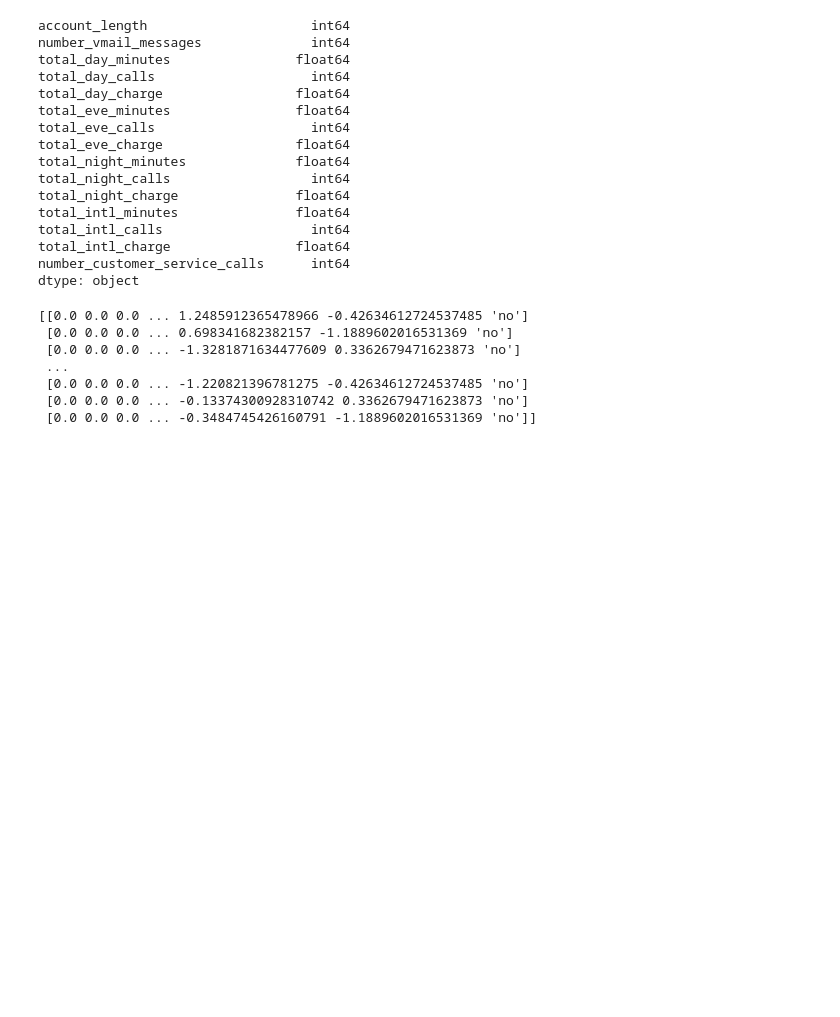
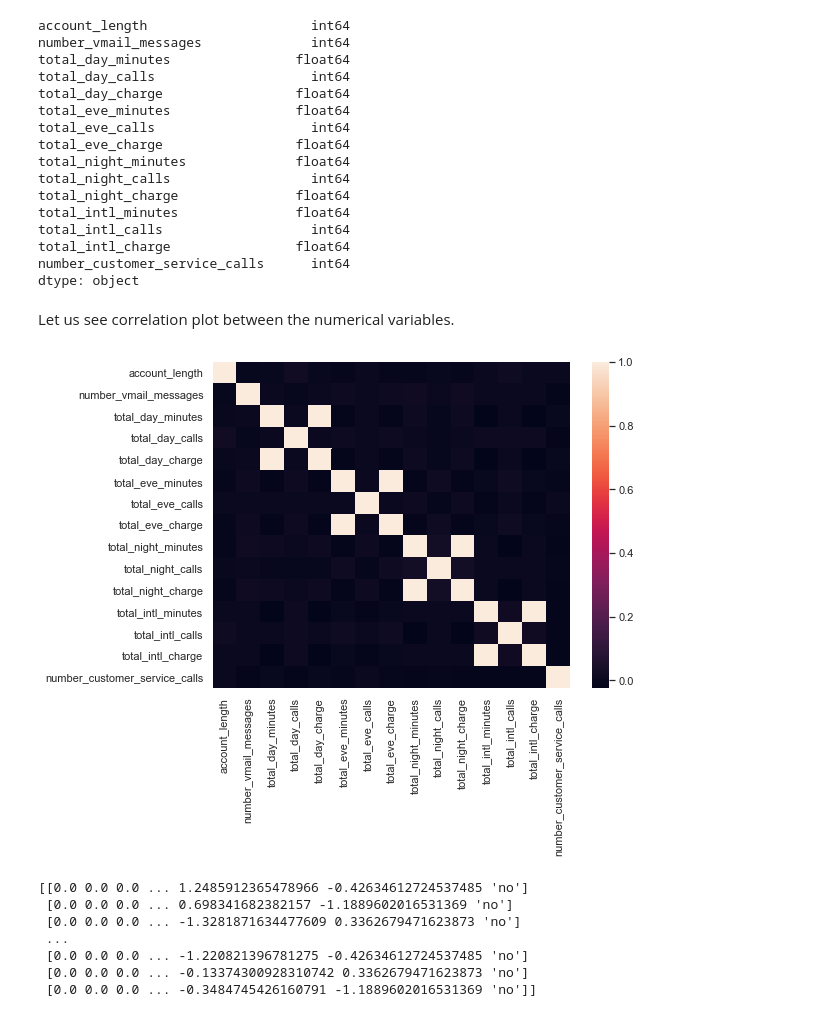
Before and after one commit to rahulkhandelwal396/Telco-Churn-Prediction, a Jupyter notebook: Telco Churn Prediction.ipynb, the cells around one changed output. Saved outputs shown, nothing was run; the diff lists cells and outputs as text; code cells hidden in the pictures; blank space fills up the shorter version.

```diff
--- a/Telco Churn Prediction.ipynb
+++ b/Telco Churn Prediction.ipynb
@@ -138,6 +139,16 @@ total_intl_calls                   int64
 total_intl_charge                float64
 number_customer_service_calls      int64
 dtype: object
+# %% [markdown]
+Let us see correlation plot between the numerical variables.
+# %%
+corrMatrix = df_train.corr()
+
+sns.set(rc={'figure.figsize':(8,6)})
+sns.heatmap(corrMatrix)
+plt.show()
+# %% [output]
+[figure, added]
 # %%
 # Preprocessing
 
```
Also changed, not shown: parts of 5 cells of this notebook, 2 other files.
